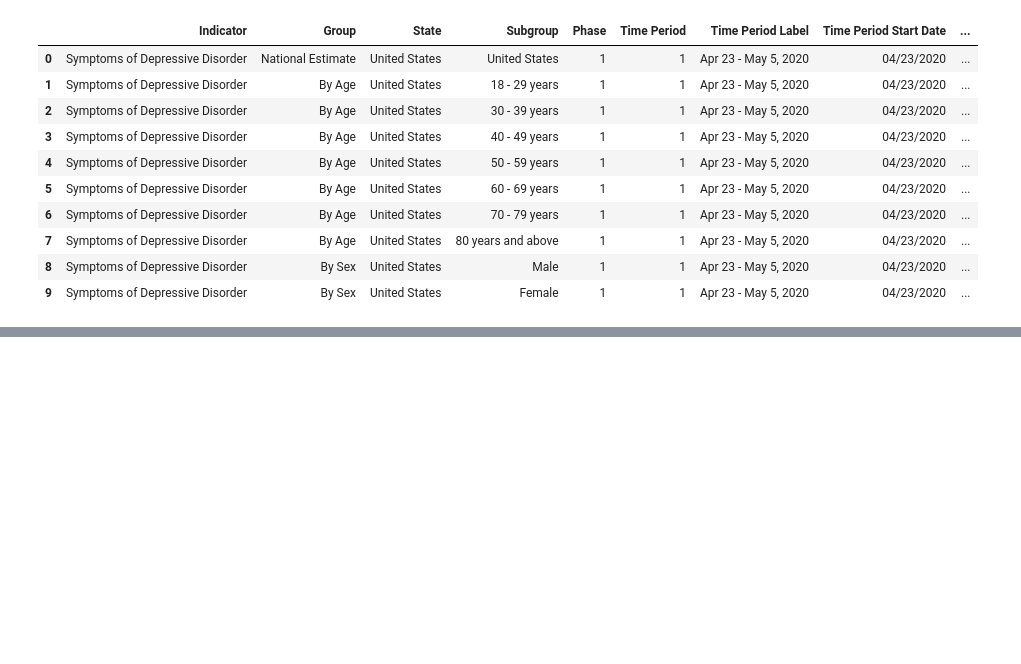
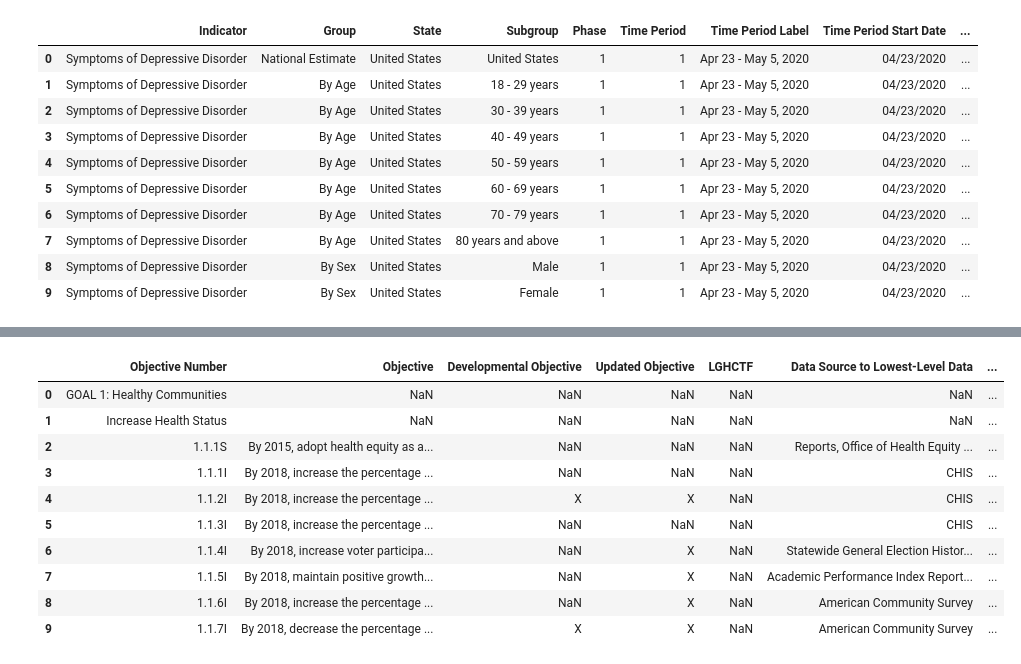
Before and after one commit to ktdutta/datasci_1_loading, a Jupyter notebook: HHA_507_DataScience_Intro_Assignment.ipynb, the cells around one changed output, grey strips where cells are left out. Cells and saved outputs as stored; diff of their text form; code cells hidden in the pictures; blank space fills up the shorter version.

```diff
--- a/HHA_507_DataScience_Intro_Assignment.ipynb
+++ b/HHA_507_DataScience_Intro_Assignment.ipynb
@@ -59,0 +168,15 @@ df3[:10]
+# %%
+dataset3=pp.read_excel('wellness-plan.xlsx')
+dataset3[:10]
+# %% [output]
+|  | Objective Number | Objective | Developmental Objective | Updated Objective | LGHCTF | Data Source to Lowest-Level Data | ... |
+| 0 | GOAL 1: Healthy Communities | NaN | NaN | NaN | NaN | NaN | ... |
+| 1 | Increase Health Status | NaN | NaN | NaN | NaN | NaN | ... |
+| 2 | 1.1.1S | By 2015, adopt health equity as a... | NaN | NaN | NaN | Reports, Office of Health Equity ... | ... |
+| 3 | 1.1.1I | By 2018, increase the percentage ... | NaN | NaN | NaN | CHIS | ... |
+| 4 | 1.1.2I | By 2018, increase the percentage ... | X | X | NaN | CHIS | ... |
+| 5 | 1.1.3I | By 2018, increase the percentage ... | NaN | NaN | NaN | CHIS | ... |
+| 6 | 1.1.4I | By 2018, increase voter participa... | NaN | X | NaN | Statewide General Election Histor... | ... |
+| 7 | 1.1.5I | By 2018, maintain positive growth... | NaN | X | NaN | Academic Performance Index Report... | ... |
+| 8 | 1.1.6I | By 2018, increase the percentage ... | NaN | X | NaN | American Community Survey | ... |
+| 9 | 1.1.7I | By 2018, decrease the percentage ... | X | X | NaN | American Community Survey | ... |
```
Also changed, not shown: parts of 13 cells of this notebook.
